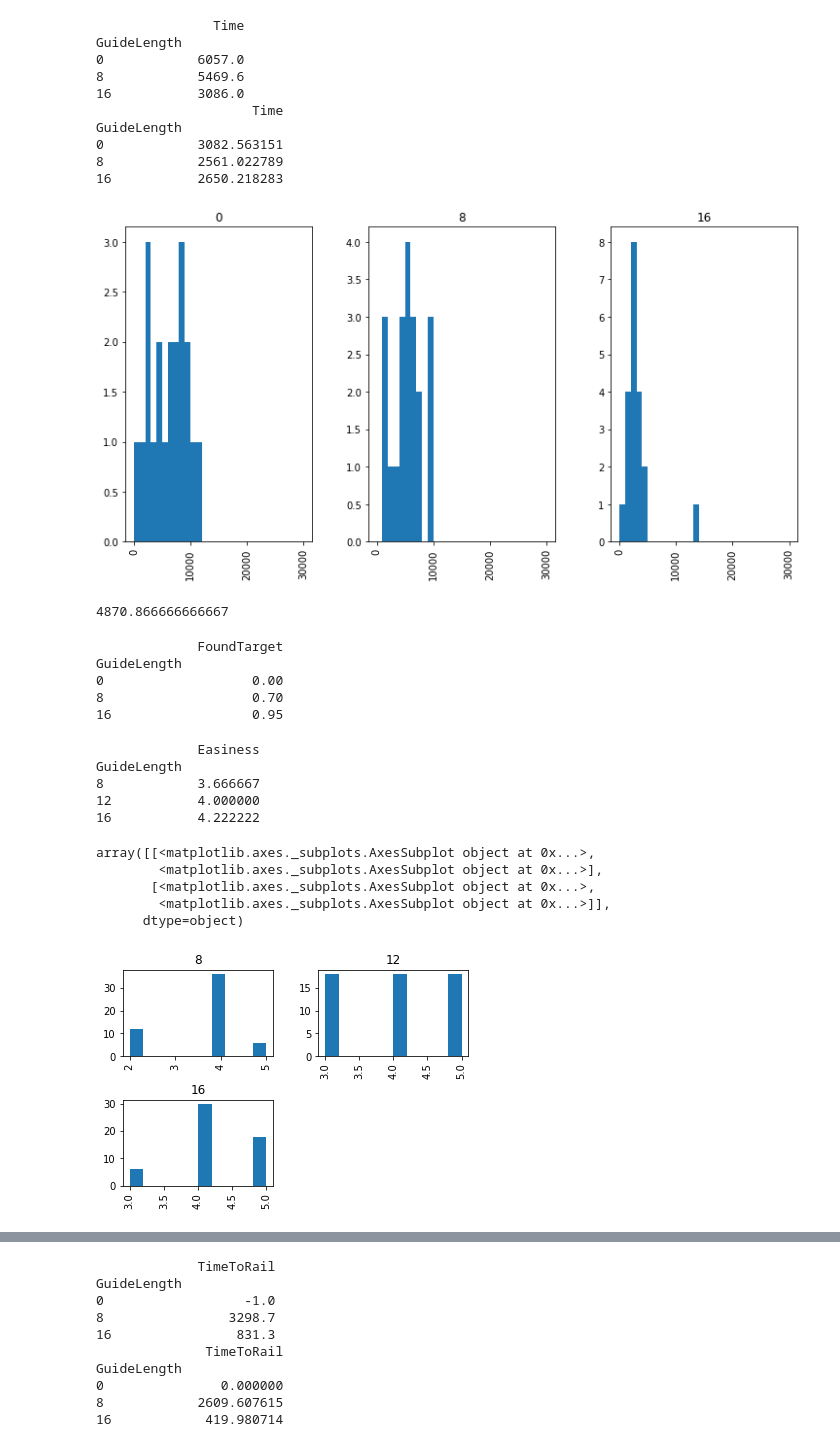
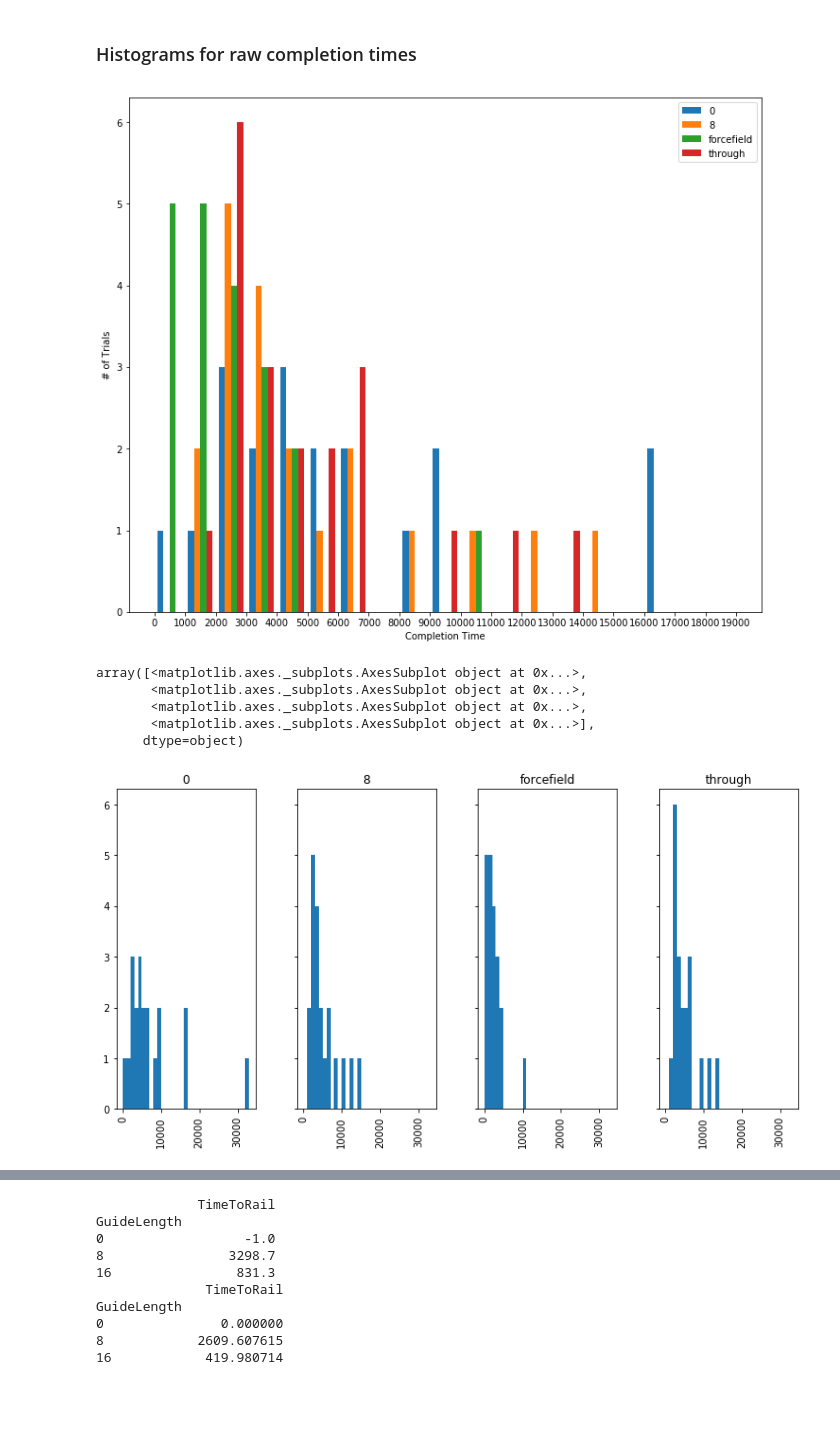
Before and after one commit to HassoPlattnerInstituteHCI/DualPanto-Rails-Study, a Jupyter notebook: Study Protocol/evaluation.ipynb, the cells around one changed output, grey strips where cells are left out. Cells and saved outputs as stored; diff of their text form; code cells hidden in the pictures; blank space fills up the shorter version.

```diff
--- a/Study Protocol/evaluation.ipynb
+++ b/Study Protocol/evaluation.ipynb
@@ -33,45 +73,16 @@ Name: DistanceToTarget, dtype: float64
+# %% [markdown]
+### Histograms for raw completion times
 # %%
-completion_times = results.loc[:, ["Time", "GuideLength"]]
-completion_times.hist(by="GuideLength", column="Time", layout=[1,3], figsize=[12,6], sharex=True, bins=range(0,31000, 1000))
-print(completion_times.groupby("GuideLength").mean())
-print(completion_times.groupby("GuideLength").std())
+max_completion_time = results["Time"].max()
+bins = range(0,20000,1000)
+plot_combined_histogram(completion_times_grouped, "Time", bins, "Completion Time", "# of Trials")
+
+completion_times.hist(by=key_condition, column="Time", layout=[1,4], figsize=[12,6], sharex=True, sharey=True, bins=range(0,int(math.ceil(max_completion_time))+1000,1000))
 # %% [output]
+[figure, new version]
-               Time
-GuideLength
-0            6057.0
-8            5469.6
-16           3086.0
-                    Time
-GuideLength
-0            3082.563151
-8            2561.022789
-16           2650.218283
+array([<matplotlib.axes._subplots.AxesSubplot object at 0x...>,
+       <matplotlib.axes._subplots.AxesSubplot object at 0x...>,
+       <matplotlib.axes._subplots.AxesSubplot object at 0x...>,
+       <matplotlib.axes._subplots.AxesSubplot object at 0x...>],
+      dtype=object)
-[figure, old version]
+[figure, added]
-# %%
-results.loc[:, "Time"].mean()
-# %% [output]
-4870.866666666667
-# %%
-targets_found = results.loc[:, ["FoundTarget", "GuideLength"]].groupby("GuideLength")
-print(targets_found.sum()/targets_found.count())
-# %% [output]
-             FoundTarget
-GuideLength
-0                   0.00
-8                   0.70
-16                  0.95
-# %%
-print(results.loc[:, ["Easiness", "GuideLength"]].groupby("GuideLength").mean())
-results.hist(by="GuideLength", column="Easiness")
-# %% [output]
-             Easiness
-GuideLength
-8            3.666667
-12           4.000000
-16           4.222222
-array([[<matplotlib.axes._subplots.AxesSubplot object at 0x...>,
-        <matplotlib.axes._subplots.AxesSubplot object at 0x...>],
-       [<matplotlib.axes._subplots.AxesSubplot object at 0x...>,
-        <matplotlib.axes._subplots.AxesSubplot object at 0x...>]],
-      dtype=object)
-[figure, removed]
```
Also changed, not shown: parts of 26 cells of this notebook, 5 other files.
